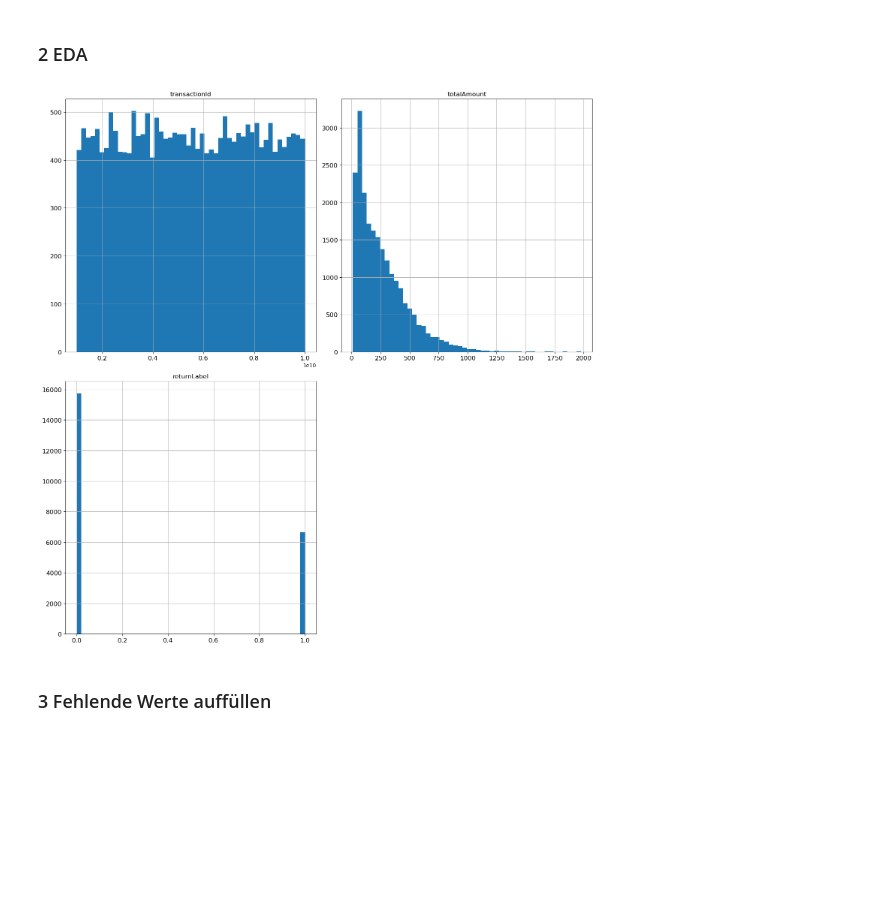
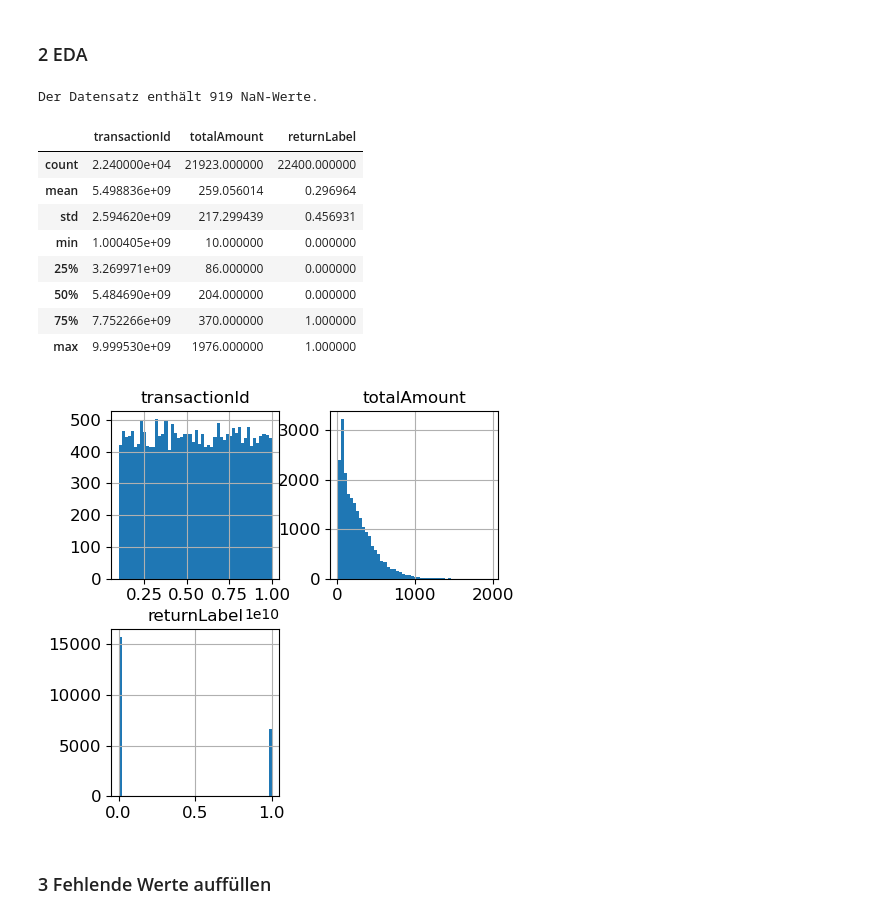
Before and after one commit to jkobh/ML-Projekt, a Jupyter notebook: ML-Modell.ipynb, the cells around one changed output. Cells and saved outputs as stored; diff of their text form; code cells hidden in the pictures; blank space fills up the shorter version.

```diff
--- a/ML-Modell.ipynb
+++ b/ML-Modell.ipynb
@@ -17,12 +17,28 @@ print(df_raw_transaction_data.head())
 4     7622406570  [2, 5, 3, 2, 3, 2, 0]     existing        378.0            0
 # %% [markdown]
 ### 2 EDA
+# %%
+nan_values = df_raw_transaction_data.isna().sum().sum()
+print(f'Der Datensatz enthält {nan_values} NaN-Werte.')
+# %% [output]
+Der Datensatz enthält 919 NaN-Werte.
+# %%
+df_raw_transaction_data.describe()
+# %% [output]
+|  | transactionId | totalAmount | returnLabel |
+| count | 2.240000e+04 | 21923.000000 | 22400.000000 |
+| mean | 5.498836e+09 | 259.056014 | 0.296964 |
+| std | 2.594620e+09 | 217.299439 | 0.456931 |
+| min | 1.000405e+09 | 10.000000 | 0.000000 |
+| 25% | 3.269971e+09 | 86.000000 | 0.000000 |
+| 50% | 5.484690e+09 | 204.000000 | 0.000000 |
+| 75% | 7.752266e+09 | 370.000000 | 1.000000 |
+| max | 9.999530e+09 | 1976.000000 | 1.000000 |
 # %%
-df_raw_transaction_data.hist(figsize=(15, 15), bins=50, xlabelsize=12, ylabelsize=12)
-plt.tight_layout() # optional to improve presentation of plots (overlap of axis labels)
+df_raw_transaction_data.hist(figsize=(5, 5), bins=50, xlabelsize=12, ylabelsize=12)
 plt.show()
 # %% [output]
-[figure, old version]
+[figure, new version]
 # %% [markdown]
 ### 3 Fehlende Werte auffüllen
 # %% [markdown]
```
